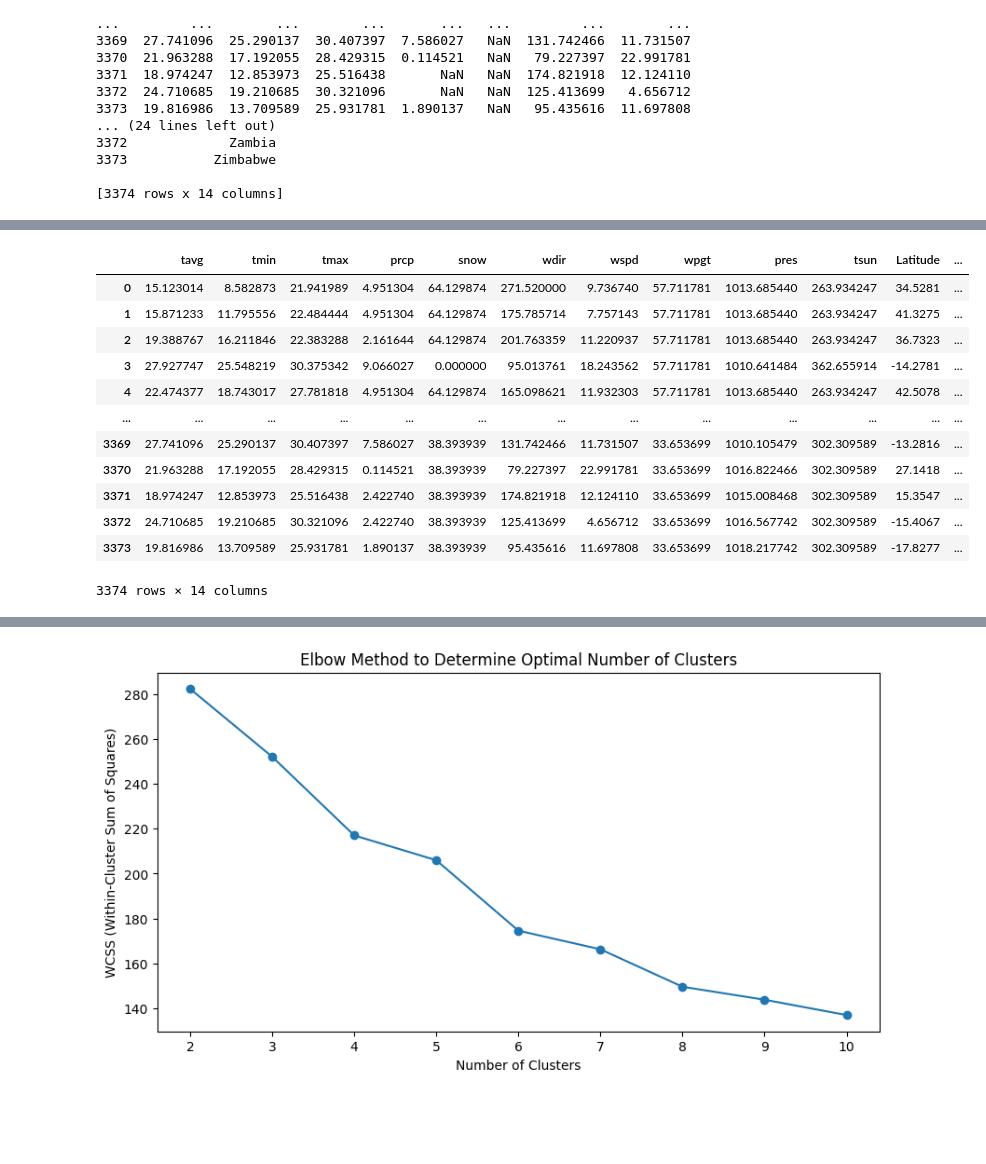
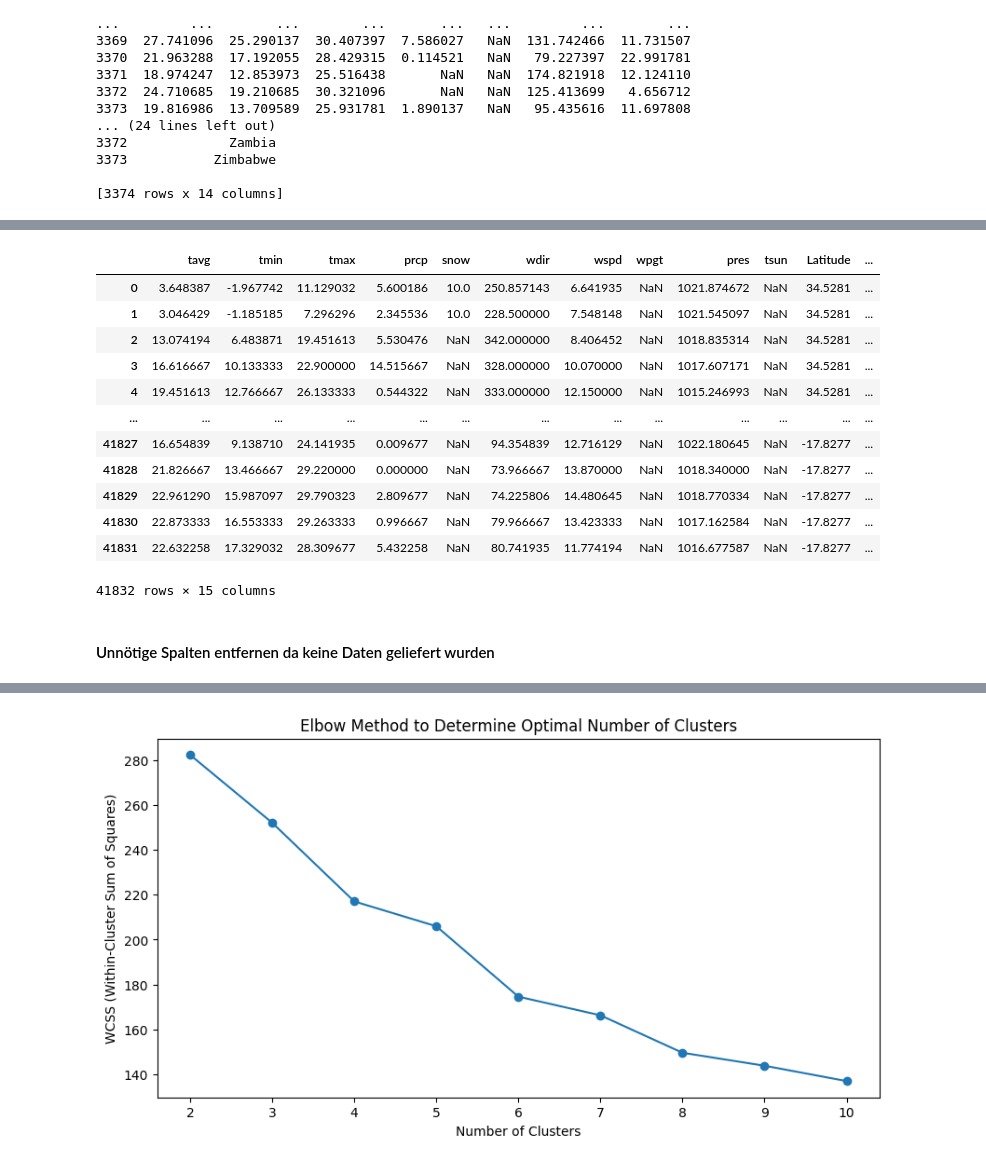
Before and after one commit to mats-ad/Quality-of-Life-World, a Jupyter notebook: weather_data.ipynb, the cells around one changed output, grey strips where cells are left out. Drawn from its saved outputs; the diff is of its cells as text; code cells hidden in the pictures; blank space fills up the shorter version.

```diff
--- a/weather_data.ipynb
+++ b/weather_data.ipynb
@@ -723,17 +762,20 @@ print(aggregated_weather_data)
 # %%
-cleaned_data = pd.read_csv('cleaned_weather_data-2.csv')
+import pandas as pd
+cleaned_data = pd.read_csv('cleaned_weather_data.csv')
 cleaned_data
 # %% [output]
 |  | tavg | tmin | tmax | prcp | snow | wdir | wspd | wpgt | pres | tsun | Latitude | ... |
-| 0 | 15.123014 | 8.582873 | 21.941989 | 4.951304 | 64.129874 | 271.520000 | 9.736740 | 57.711781 | 1013.685440 | 263.934247 | 34.5281 | ... |
-| 1 | 15.871233 | 11.795556 | 22.484444 | 4.951304 | 64.129874 | 175.785714 | 7.757143 | 57.711781 | 1013.685440 | 263.934247 | 41.3275 | ... |
-| 2 | 19.388767 | 16.211846 | 22.383288 | 2.161644 | 64.129874 | 201.763359 | 11.220937 | 57.711781 | 1013.685440 | 263.934247 | 36.7323 | ... |
-| 3 | 27.927747 | 25.548219 | 30.375342 | 9.066027 | 0.000000 | 95.013761 | 18.243562 | 57.711781 | 1010.641484 | 362.655914 | -14.2781 | ... |
-| 4 | 22.474377 | 18.743017 | 27.781818 | 4.951304 | 64.129874 | 165.098621 | 11.932303 | 57.711781 | 1013.685440 | 263.934247 | 42.5078 | ... |
+| 0 | 3.648387 | -1.967742 | 11.129032 | 5.600186 | 10.0 | 250.857143 | 6.641935 | NaN | 1021.874672 | NaN | 34.5281 | ... |
+| 1 | 3.046429 | -1.185185 | 7.296296 | 2.345536 | 10.0 | 228.500000 | 7.548148 | NaN | 1021.545097 | NaN | 34.5281 | ... |
+| 2 | 13.074194 | 6.483871 | 19.451613 | 5.530476 | NaN | 342.000000 | 8.406452 | NaN | 1018.835314 | NaN | 34.5281 | ... |
+| 3 | 16.616667 | 10.133333 | 22.900000 | 14.515667 | NaN | 328.000000 | 10.070000 | NaN | 1017.607171 | NaN | 34.5281 | ... |
+| 4 | 19.451613 | 12.766667 | 26.133333 | 0.544322 | NaN | 333.000000 | 12.150000 | NaN | 1015.246993 | NaN | 34.5281 | ... |
 | ... | ... | ... | ... | ... | ... | ... | ... | ... | ... | ... | ... | ... |
-| 3369 | 27.741096 | 25.290137 | 30.407397 | 7.586027 | 38.393939 | 131.742466 | 11.731507 | 33.653699 | 1010.105479 | 302.309589 | -13.2816 | ... |
-| 3370 | 21.963288 | 17.192055 | 28.429315 | 0.114521 | 38.393939 | 79.227397 | 22.991781 | 33.653699 | 1016.822466 | 302.309589 | 27.1418 | ... |
-| 3371 | 18.974247 | 12.853973 | 25.516438 | 2.422740 | 38.393939 | 174.821918 | 12.124110 | 33.653699 | 1015.008468 | 302.309589 | 15.3547 | ... |
-| 3372 | 24.710685 | 19.210685 | 30.321096 | 2.422740 | 38.393939 | 125.413699 | 4.656712 | 33.653699 | 1016.567742 | 302.309589 | -15.4067 | ... |
-| 3373 | 19.816986 | 13.709589 | 25.931781 | 1.890137 | 38.393939 | 95.435616 | 11.697808 | 33.653699 | 1018.217742 | 302.309589 | -17.8277 | ... |
+| 41827 | 16.654839 | 9.138710 | 24.141935 | 0.009677 | NaN | 94.354839 | 12.716129 | NaN | 1022.180645 | NaN | -17.8277 | ... |
+| 41828 | 21.826667 | 13.466667 | 29.220000 | 0.000000 | NaN | 73.966667 | 13.870000 | NaN | 1018.340000 | NaN | -17.8277 | ... |
+| 41829 | 22.961290 | 15.987097 | 29.790323 | 2.809677 | NaN | 74.225806 | 14.480645 | NaN | 1018.770334 | NaN | -17.8277 | ... |
+| 41830 | 22.873333 | 16.553333 | 29.263333 | 0.996667 | NaN | 79.966667 | 13.423333 | NaN | 1017.162584 | NaN | -17.8277 | ... |
+| 41831 | 22.632258 | 17.329032 | 28.309677 | 5.432258 | NaN | 80.741935 | 11.774194 | NaN | 1016.677587 | NaN | -17.8277 | ... |
-3374 rows × 14 columns
+41832 rows × 15 columns
+# %% [markdown]
+#### Unnötige Spalten entfernen da keine Daten geliefert wurden
```
Also changed, not shown: parts of 11 cells of this notebook, 4 other files.
